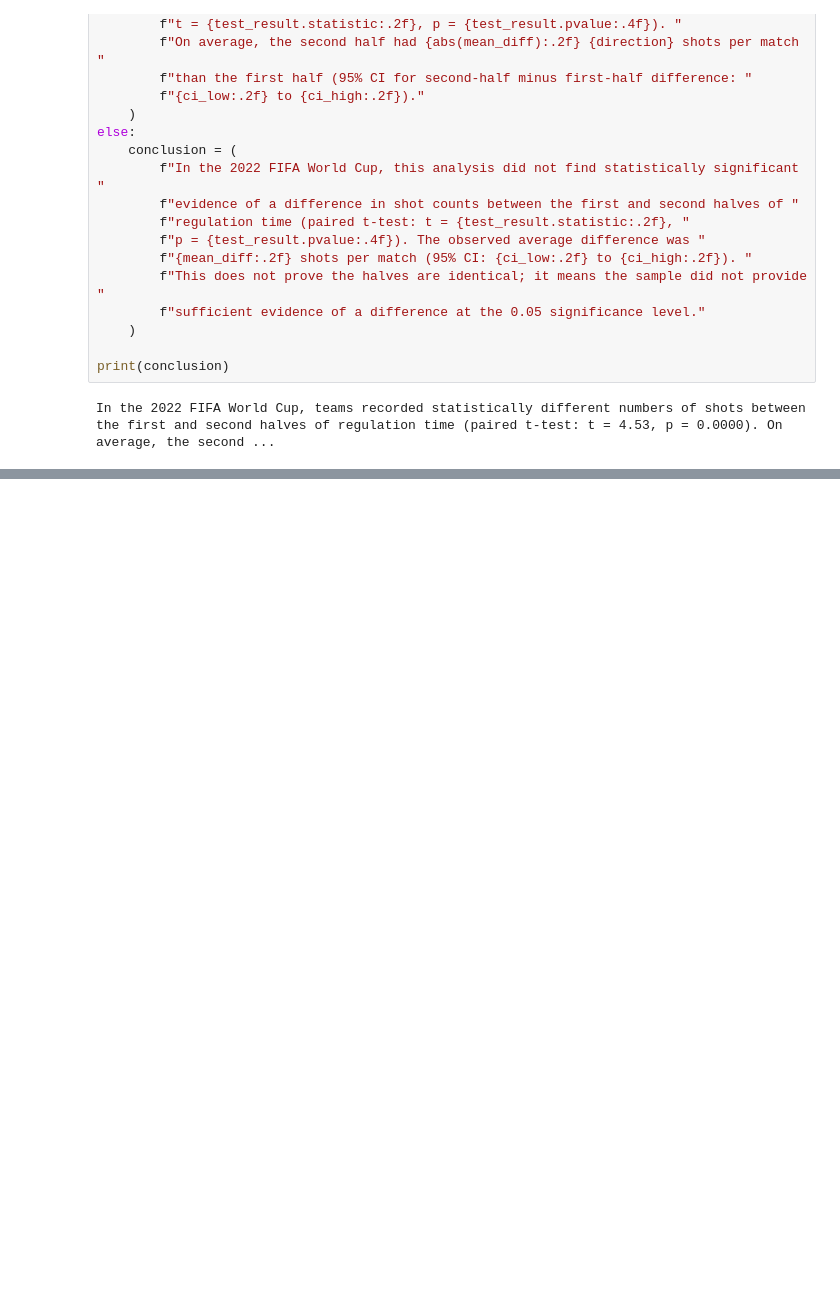
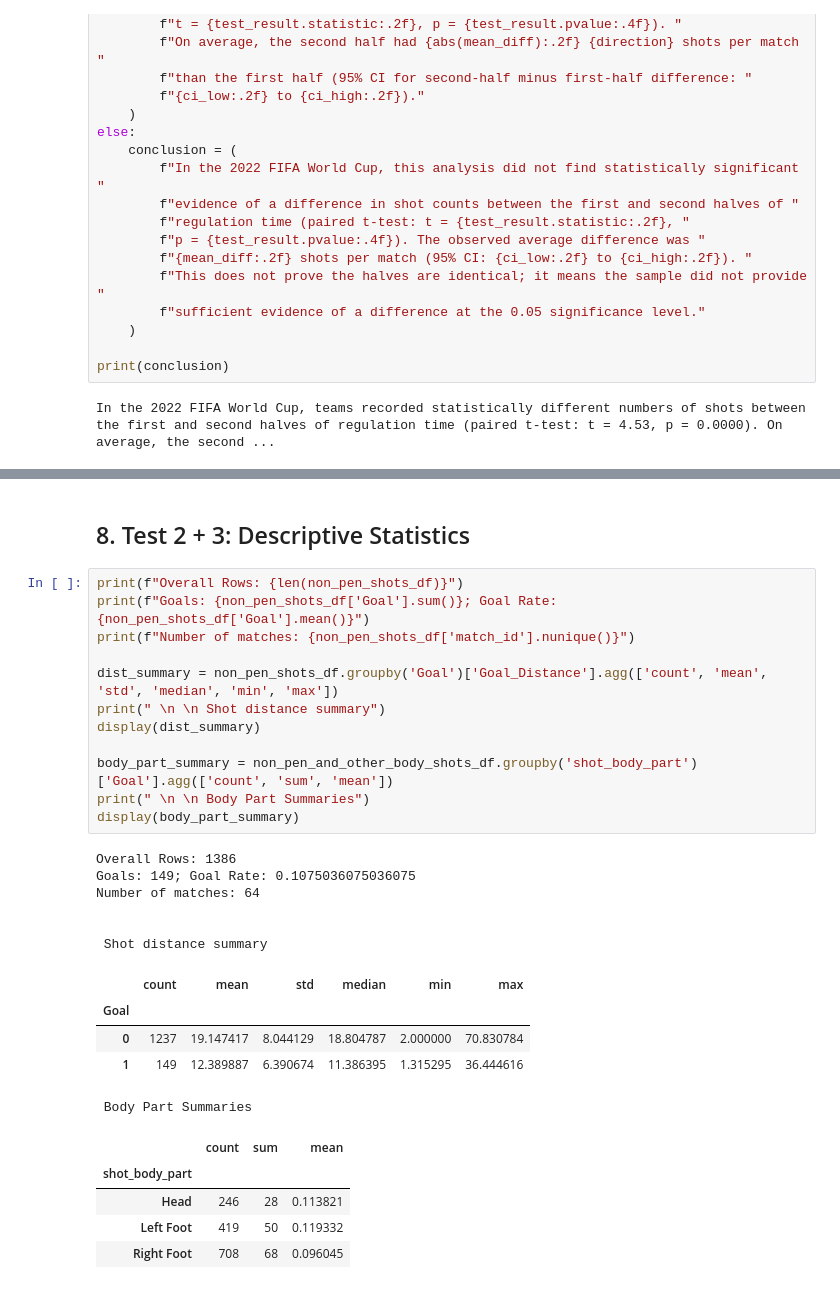
Before and after one commit to MidnightRaider06/CMSC320_Siu, a Jupyter notebook: world_cup_2022_checkpoint2.ipynb, the cells around one changed output, grey strips where cells are left out. Drawn from its saved outputs; the diff is of its cells as text; blank space fills up the shorter version.

```diff
--- a/world_cup_2022_checkpoint2.ipynb
+++ b/world_cup_2022_checkpoint2.ipynb
@@ -221,0 +234,31 @@ In the 2022 FIFA World Cup, teams recorded statistically different numbers of sh
+# %% [markdown]
+## 8. Test 2 + 3: Descriptive Statistics
+# %%
+print(f"Overall Rows: {len(non_pen_shots_df)}")
+print(f"Goals: {non_pen_shots_df['Goal'].sum()}; Goal Rate: {non_pen_shots_df['Goal'].mean()}")
+print(f"Number of matches: {non_pen_shots_df['match_id'].nunique()}")
+
+dist_summary = non_pen_shots_df.groupby('Goal')['Goal_Distance'].agg(['count', 'mean', 'std', 'median', 'min', 'max'])
+print(" \n \n Shot distance summary")
+display(dist_summary)
+
+body_part_summary = non_pen_and_other_body_shots_df.groupby('shot_body_part')['Goal'].agg(['count', 'sum', 'mean'])
+print(" \n \n Body Part Summaries")
+display(body_part_summary)
+# %% [output]
+Overall Rows: 1386
+Goals: 149; Goal Rate: 0.1075036075036075
+Number of matches: 64
+
+
+ Shot distance summary
+|  | count | mean | std | median | min | max |
+| Goal |  |  |  |  |  |  |
+| 0 | 1237 | 19.147417 | 8.044129 | 18.804787 | 2.000000 | 70.830784 |
+| 1 | 149 | 12.389887 | 6.390674 | 11.386395 | 1.315295 | 36.444616 |
+ Body Part Summaries
+|  | count | sum | mean |
+| shot_body_part |  |  |  |
+| Head | 246 | 28 | 0.113821 |
+| Left Foot | 419 | 50 | 0.119332 |
+| Right Foot | 708 | 68 | 0.096045 |
```
Also changed, not shown: parts of 10 cells of this notebook, 1 other file.
